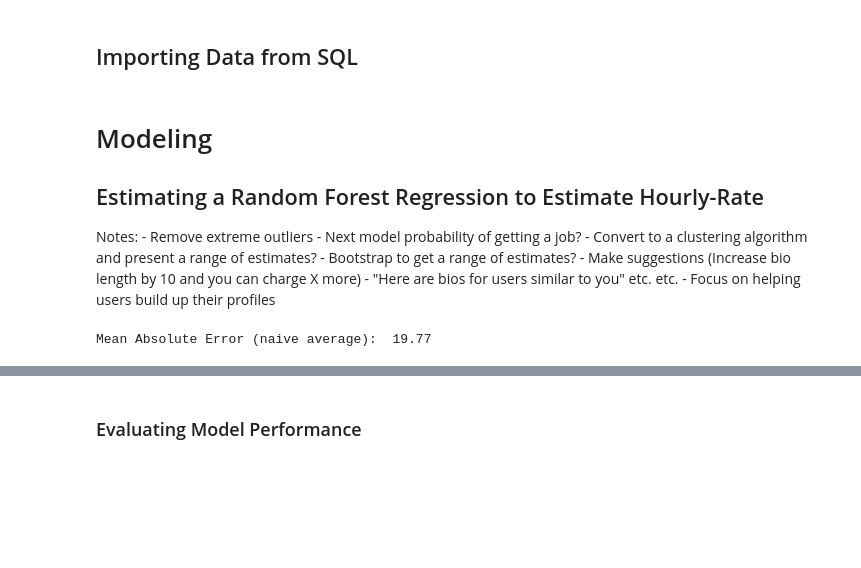
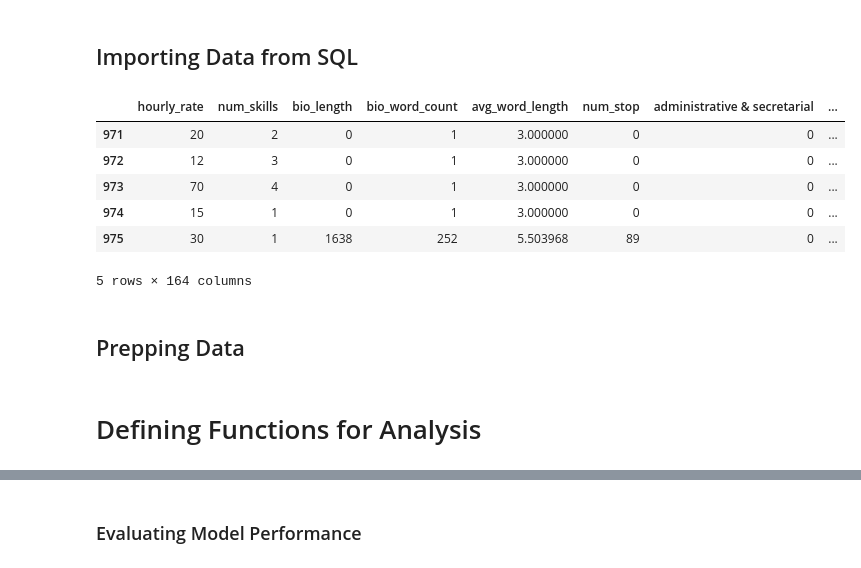
Before and after one commit to lmgibson/MyRate, a Jupyter notebook: notebooks/model_training.ipynb, the cells around one changed output, grey strips where cells are left out. Drawn from its saved outputs; the diff is of its cells as text; code cells hidden in the pictures; blank space fills up the shorter version.

```diff
--- a/notebooks/model_training.ipynb
+++ b/notebooks/model_training.ipynb
@@ -63,15 +42,45 @@ analysis_dt = analysis_dt.drop(['first_skill'], axis = 1)
-# %% [markdown]
-# Modeling
-## Estimating a Random Forest Regression to Estimate Hourly-Rate
-
-Notes:
-    - Remove extreme outliers
-    - Next model probability of getting a job?
-    - Convert to a clustering algorithm and present a range of estimates?
-    - Bootstrap to get a range of estimates?
-    - Make suggestions (Increase bio length by 10 and you can charge X more)
-        - "Here are bios for users similar to you" etc. etc.
-    - Focus on helping users build up their profiles
+# %%
+# Names for accessing SQL database
+dbname = "freelance_db"
+username = os.environ['USER']
+pswd = os.environ['SQLPSWD']
+
+# Connect to SQL Database
+con = None
+con = psycopg2.connect(database = dbname, user = username, host='localhost', password=pswd)
+
+# Importing Data
+sql_query = """SELECT * FROM analysis_dummies_table;"""
+analysis_dt = pd.read_sql_query(sql_query, con)
+
+sql_query = """SELECT * FROM embeddings_table;"""
+embeddings = pd.read_sql_query(sql_query, con)
+
+# Doing some cleaning. Removing columns that have a continuous analog in the model.
+analysis_dt = analysis_dt.drop(['index'], axis=1)
+analysis_dt = analysis_dt.drop(['first_skill'], axis = 1)
+
+# Removing index col from embeddings
+embeddings = embeddings.drop(['index'], axis = 1)
+embeddings['profile_url'] = "https://www.guru.com" + embeddings['profile_url']
+
+# # Merging on profile_url
+analysis_dt = analysis_dt.merge(embeddings, how = "left",
+                                left_on = "profile_url", right_on= "profile_url")
+analysis_dt = analysis_dt.drop(['profile_url'], axis = 1)
+analysis_dt = analysis_dt.fillna(0)
+
+analysis_dt.tail()
+# %% [output]
+|  | hourly_rate | num_skills | bio_length | bio_word_count | avg_word_length | num_stop | administrative & secretarial | ... |
+| 971 | 20 | 2 | 0 | 1 | 3.000000 | 0 | 0 | ... |
+| 972 | 12 | 3 | 0 | 1 | 3.000000 | 0 | 0 | ... |
+| 973 | 70 | 4 | 0 | 1 | 3.000000 | 0 | 0 | ... |
+| 974 | 15 | 1 | 0 | 1 | 3.000000 | 0 | 0 | ... |
+| 975 | 30 | 1 | 1638 | 252 | 5.503968 | 89 | 0 | ... |
+5 rows × 164 columns
+# %% [markdown]
+## Prepping Data
 # %%
 # Converting data to numpy arrays and saving column names
 y = np.array(analysis_dt['hourly_rate'])
@@ -84,14 +93,5 @@ X = np.array(analysis_dt)
 # Creating train and test splits
 X_train, X_test, y_train, y_test = train_test_split(
     X, y, test_size=0.2, random_state=42)
-# %%
-# Getting Baseline
-baseline_preds = y_train.mean()
-
-# Baseline Errors
-baseline_errors = abs(baseline_preds - y_train)
-
-# Baseline:
-print('Mean Absolute Error (naive average): ', round(np.mean(baseline_errors), 2))
-# %% [output]
-Mean Absolute Error (naive average):  19.77
+# %% [markdown]
+# Defining Functions for Analysis
```
Also changed, not shown: parts of 36 cells of this notebook, 1 other file.
